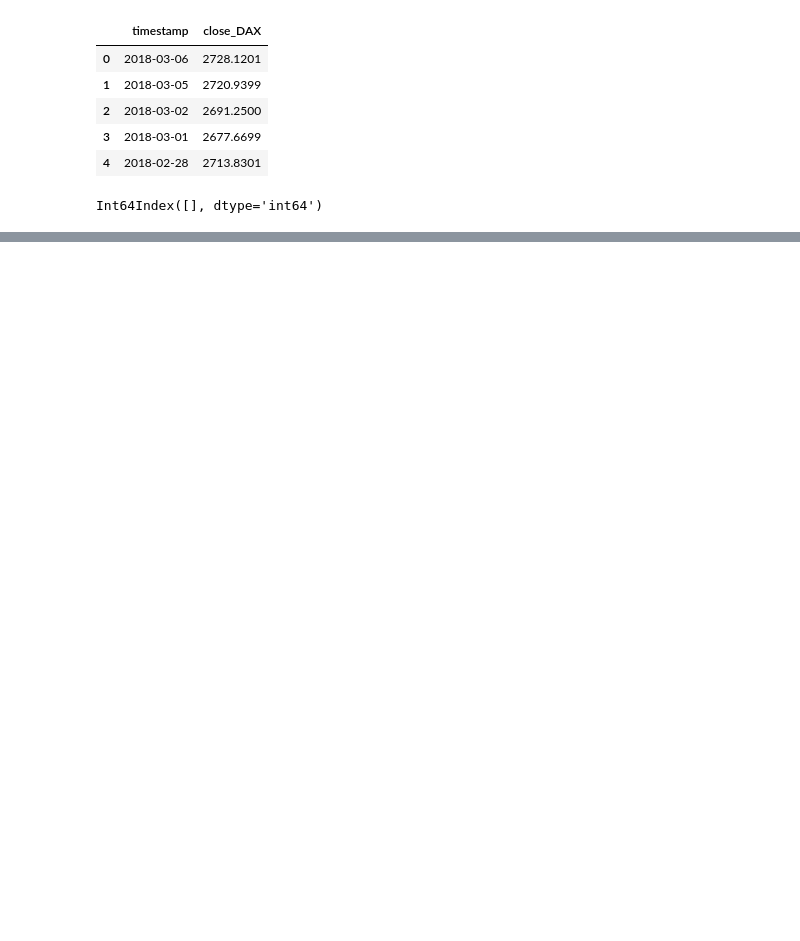
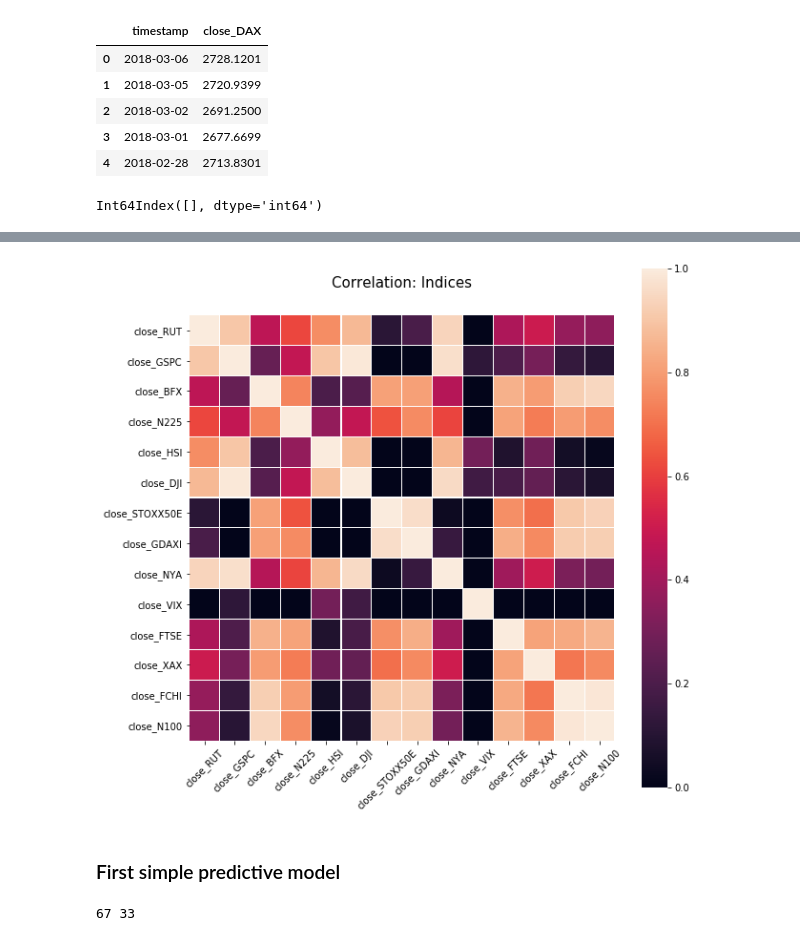
Before and after one commit to chasenberg/financial_analysis, a Jupyter notebook: notebooks/alpha_vantage_testing.ipynb, the cells around one changed output, grey strips where cells are left out. Cells and saved outputs as stored; diff of their text form; code cells hidden in the pictures; blank space fills up the shorter version.

Commit message:
start building predictive model

```diff
--- a/notebooks/alpha_vantage_testing.ipynb
+++ b/notebooks/alpha_vantage_testing.ipynb
@@ -102,0 +186,21 @@ for index in indices:
+# %%
+import seaborn as sns
+import matplotlib.pyplot as plt
+
+df_indices = df_indices.filter(regex='close', axis=1)
+
+
+plt.figure(figsize=(10,10))
+plt.title('Correlation: Indices', y=1.05, size=15)
+plot = sns.heatmap(df_indices.corr(), xticklabels=df_indices.columns, yticklabels=df_indices.columns,  linewidths=0.1,vmax=1.0,vmin=0, square=True, linecolor='white')
+#plot.set_xticklabels(plot.get_xticklabels(),rotation=30)
+#plot.set_ylabel('')
+#plot.set_xlabel('')
+plt.setp(plot.get_xticklabels(), rotation=45)
+plt.setp(plot.get_yticklabels(), rotation=0)
+
+plt.show()
+# %% [output]
+[figure, added]
+# %% [markdown]
+### First simple predictive model
@@ -102,0 +226,8 @@ for index in indices:
+# %%
+# split into train and test sets
+train_size = int(len(df_indices) * 0.67)
+test_size = len(df_indices) - train_size
+train, test = df_indices[0:train_size,:], df_indices[train_size:len(df_indices),:]
+print(len(train), len(test))
+# %% [output]
+67 33
```
Also changed, not shown: parts of 14 cells of this notebook.
